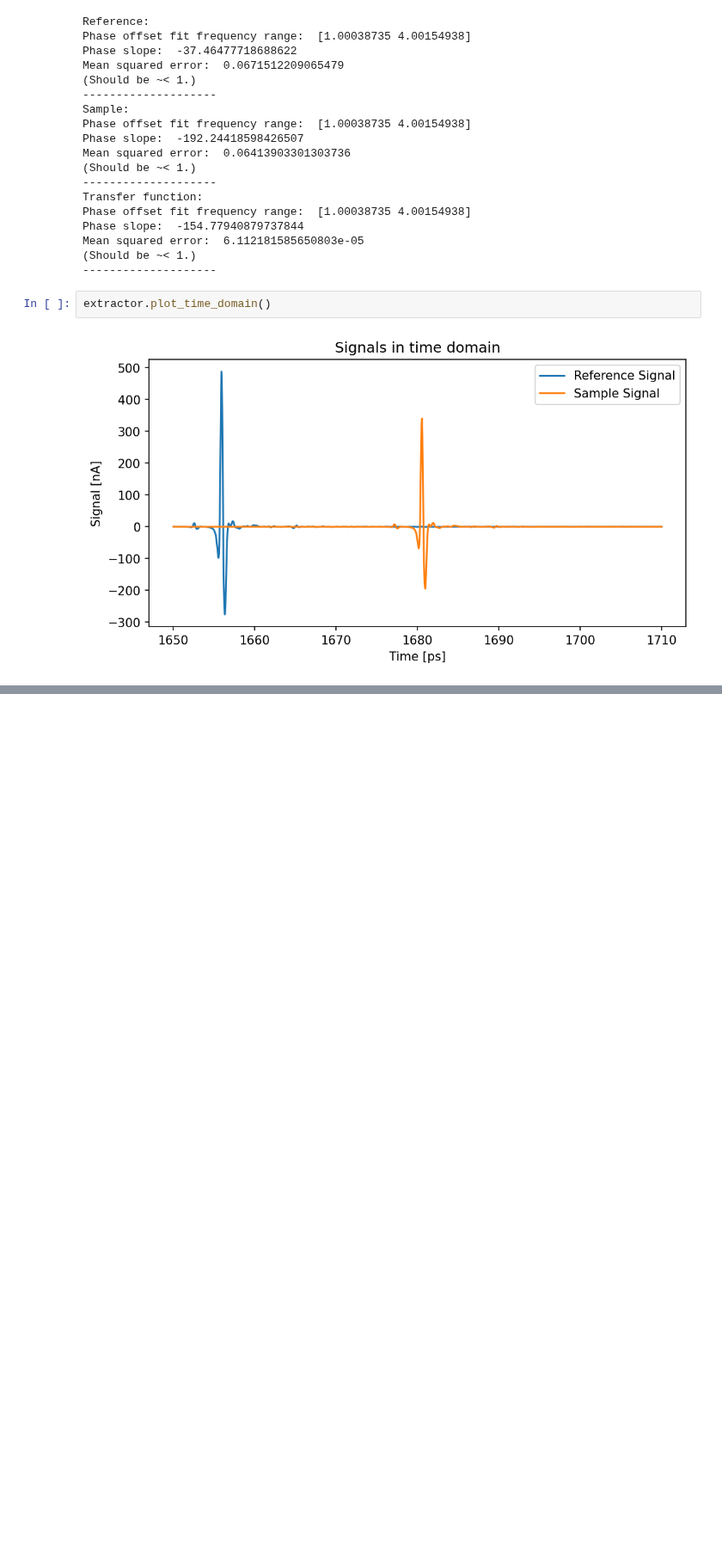
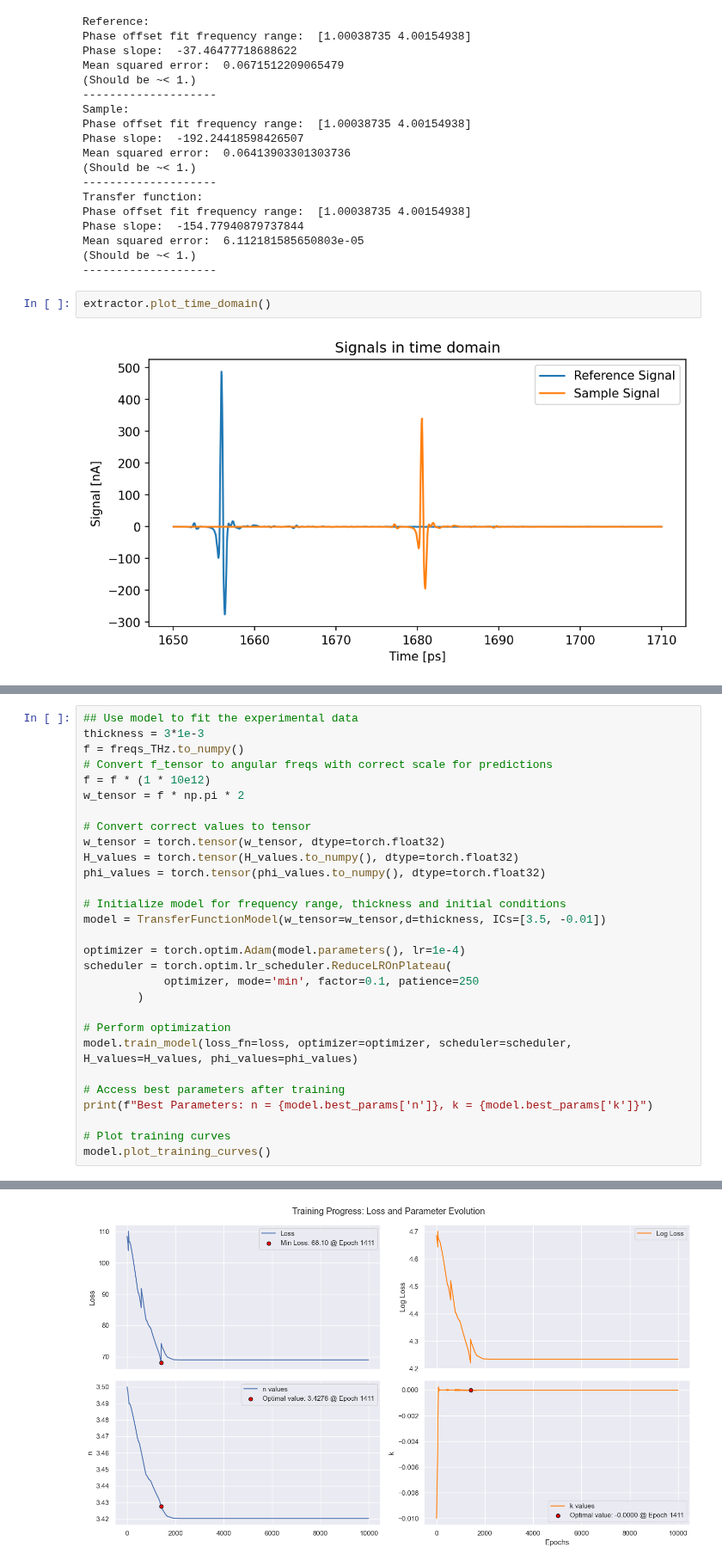
Before and after one commit to tls54/THz-TDS, a Jupyter notebook: PINNs/Back_propagation/experimental_data_testing.ipynb, the cells around one changed output, grey strips where cells are left out. Shown at 86% size. Saved outputs shown, nothing was run; the diff lists cells and outputs as text; blank space fills up the shorter version.

```diff
--- a/PINNs/Back_propagation/experimental_data_testing.ipynb
+++ b/PINNs/Back_propagation/experimental_data_testing.ipynb
@@ -112,0 +125,30 @@ min(freqs_THz), max(freqs_THz)
+# %%
+## Use model to fit the experimental data
+thickness = 3*1e-3
+f = freqs_THz.to_numpy()
+# Convert f_tensor to angular freqs with correct scale for predictions
+f = f * (1 * 10e12)
+w_tensor = f * np.pi * 2
+
+# Convert correct values to tensor
+w_tensor = torch.tensor(w_tensor, dtype=torch.float32)
+H_values = torch.tensor(H_values.to_numpy(), dtype=torch.float32)
+phi_values = torch.tensor(phi_values.to_numpy(), dtype=torch.float32)
+
+# Initialize model for frequency range, thickness and initial conditions
+model = TransferFunctionModel(w_tensor=w_tensor,d=thickness, ICs=[3.5, -0.01])
+
+optimizer = torch.optim.Adam(model.parameters(), lr=1e-4)
+scheduler = torch.optim.lr_scheduler.ReduceLROnPlateau(
+            optimizer, mode='min', factor=0.1, patience=250
+        )
+
+# Perform optimization
+model.train_model(loss_fn=loss, optimizer=optimizer, scheduler=scheduler, H_values=H_values, phi_values=phi_values)
+
+# Access best parameters after training
+print(f"Best Parameters: n = {model.best_params['n']}, k = {model.best_params['k']}")
+
+# Plot training curves
+model.plot_training_curves()
+# %% [output]
@@ -112,0 +172 @@ min(freqs_THz), max(freqs_THz)
+[figure, added]
```
Also changed, not shown: parts of 14 cells of this notebook, 8 other files.
